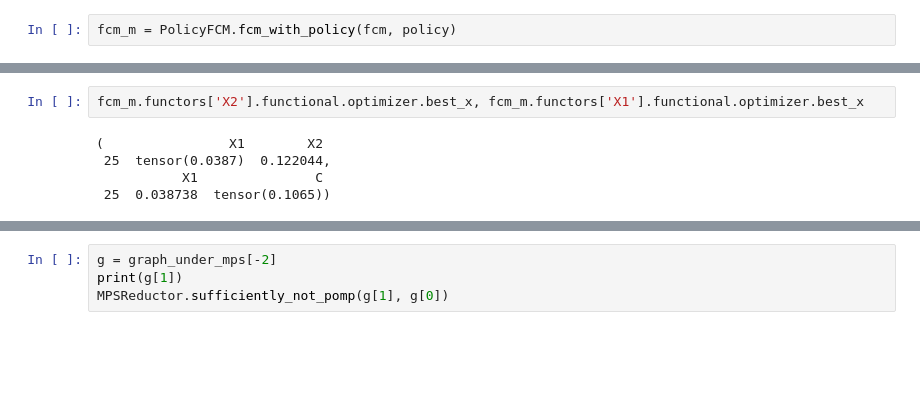
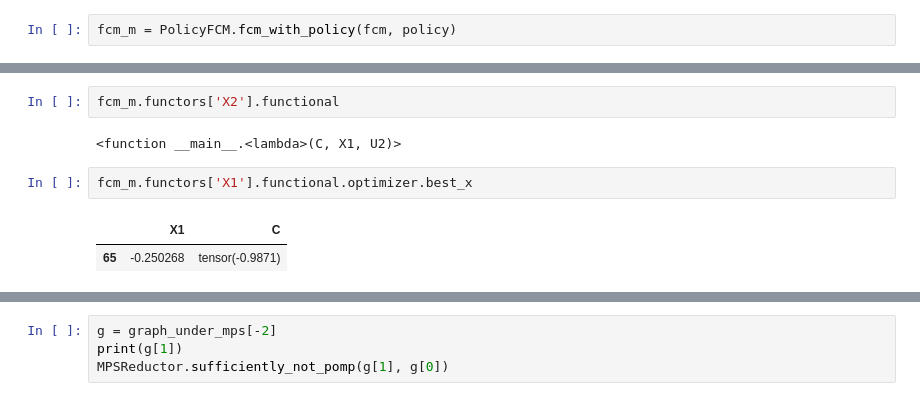
Before and after one commit to VahanArsenian/POMPSBO, a Jupyter notebook: notebooks/POMPS generation.ipynb, the cells around one changed output, grey strips where cells are left out. Saved outputs shown, nothing was run; the diff lists cells and outputs as text; blank space fills up the shorter version.

```diff
--- a/notebooks/POMPS generation.ipynb
+++ b/notebooks/POMPS generation.ipynb
@@ -171,10 +171,12 @@ for i in tqdm(range(80)):
+# %%
+fcm_m.functors['X2'].functional
+# %% [output]
+<function __main__.<lambda>(C, X1, U2)>
 # %%
-fcm_m.functors['X2'].functional.optimizer.best_x, fcm_m.functors['X1'].functional.optimizer.best_x
+fcm_m.functors['X1'].functional.optimizer.best_x
 # %% [output]
-(                X1        X2
- 25  tensor(0.0387)  0.122044,
-           X1               C
- 25  0.038738  tensor(0.1065))
+|  | X1 | C |
+| 65 | -0.250268 | tensor(-0.9871) |
 # %%
 fcm_m.sample()
 # %% [output]
```
Also changed, not shown: parts of 19 cells of this notebook, 1 other file.
